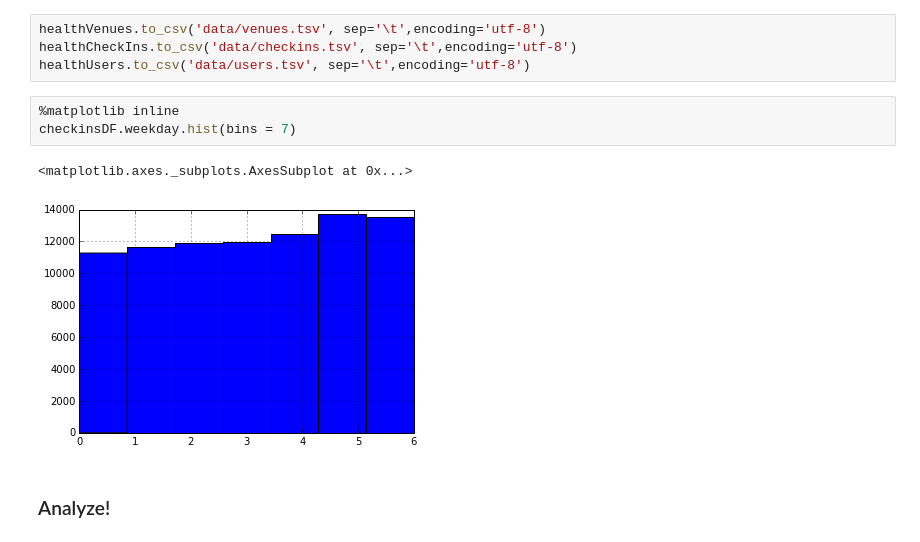
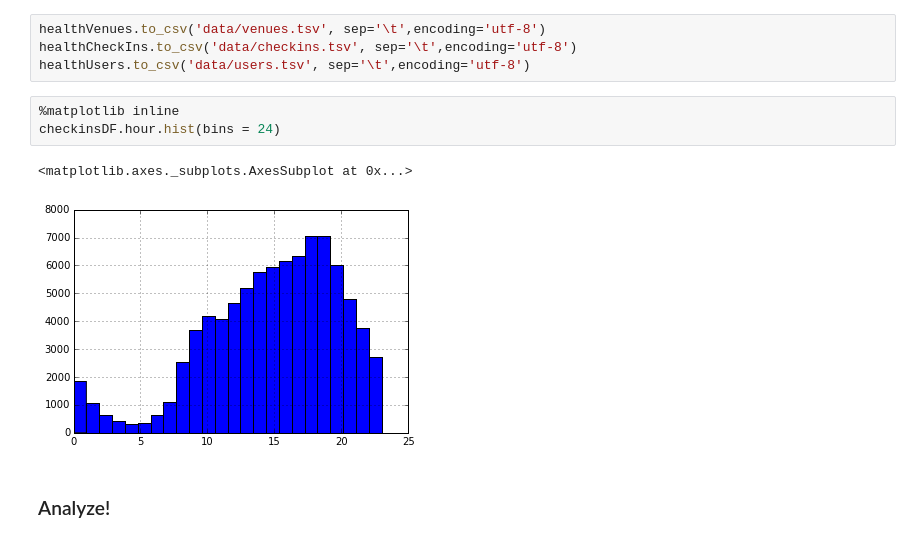
Before and after one commit to pestrov/4sqHealthMine, a Jupyter notebook: Tweets Explorer.ipynb, the cells around one changed output. Saved outputs shown, nothing was run; the diff lists cells and outputs as text.

```diff
--- a/Tweets Explorer.ipynb
+++ b/Tweets Explorer.ipynb
@@ -292,10 +292,10 @@ healthCheckIns.to_csv('data/checkins.tsv', sep='\t',encoding='utf-8')
 healthUsers.to_csv('data/users.tsv', sep='\t',encoding='utf-8')
 # %%
 %matplotlib inline
-checkinsDF.weekday.hist(bins = 7)
+checkinsDF.hour.hist(bins = 24)
 # %% [output]
 <matplotlib.axes._subplots.AxesSubplot at 0x...>
-[figure, old version]
+[figure, new version]
 # %% [markdown]
 ### Analyze!
 # %%
```
Also changed, not shown: parts of 1 cell of this notebook, 5 other files.
